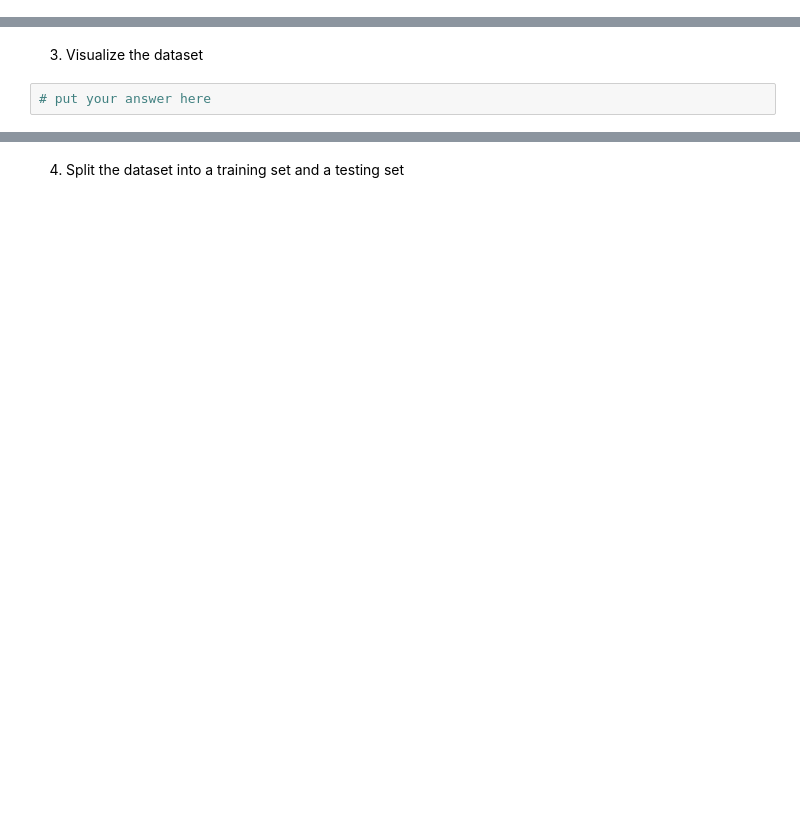
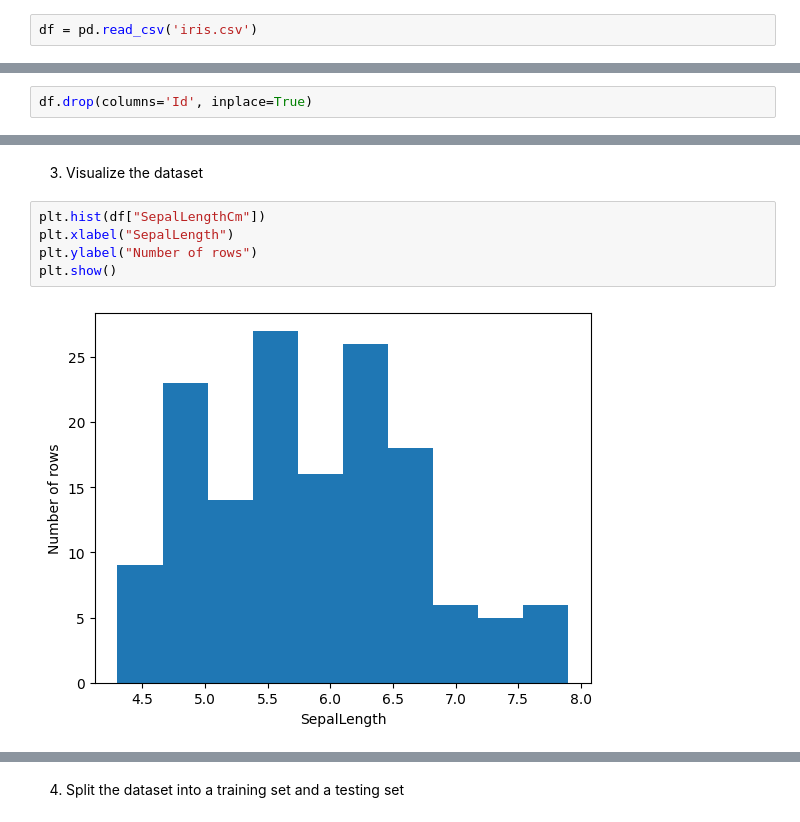
Before and after one commit to moridin04/CCMACLRL_EXERCISES_COM221ML, a Jupyter notebook: Exercise2.ipynb, the cells around one changed output, grey strips where cells are left out. Saved outputs shown, nothing was run; the diff lists cells and outputs as text; blank space fills up the shorter version.

```diff
--- a/Exercise2.ipynb
+++ b/Exercise2.ipynb
@@ -20,0 +19,2 @@ from sklearn.model_selection import train_test_split
+# %%
+df = pd.read_csv('iris.csv')
@@ -20,0 +30,2 @@ from sklearn.model_selection import train_test_split
+# %%
+df.drop(columns='Id', inplace=True)
@@ -21,4 +77,9 @@ from sklearn.model_selection import train_test_split
 # %% [markdown]
 3. Visualize the dataset
-# %%
-# put your answer here
+# %%
+plt.hist(df["SepalLengthCm"])
+plt.xlabel("SepalLength")
+plt.ylabel("Number of rows")
+plt.show()
+# %% [output]
+[figure, added]
```
Also changed, not shown: parts of 22 cells of this notebook.
